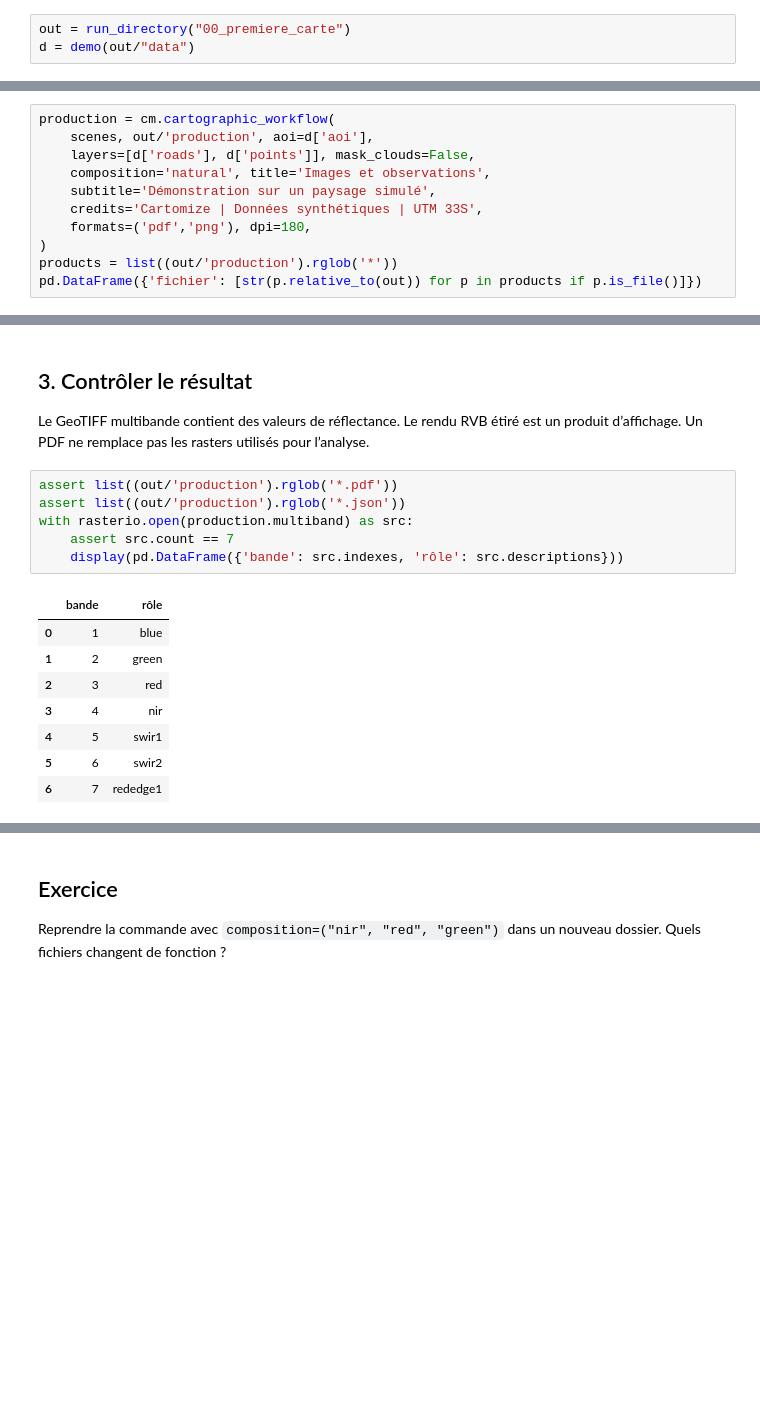
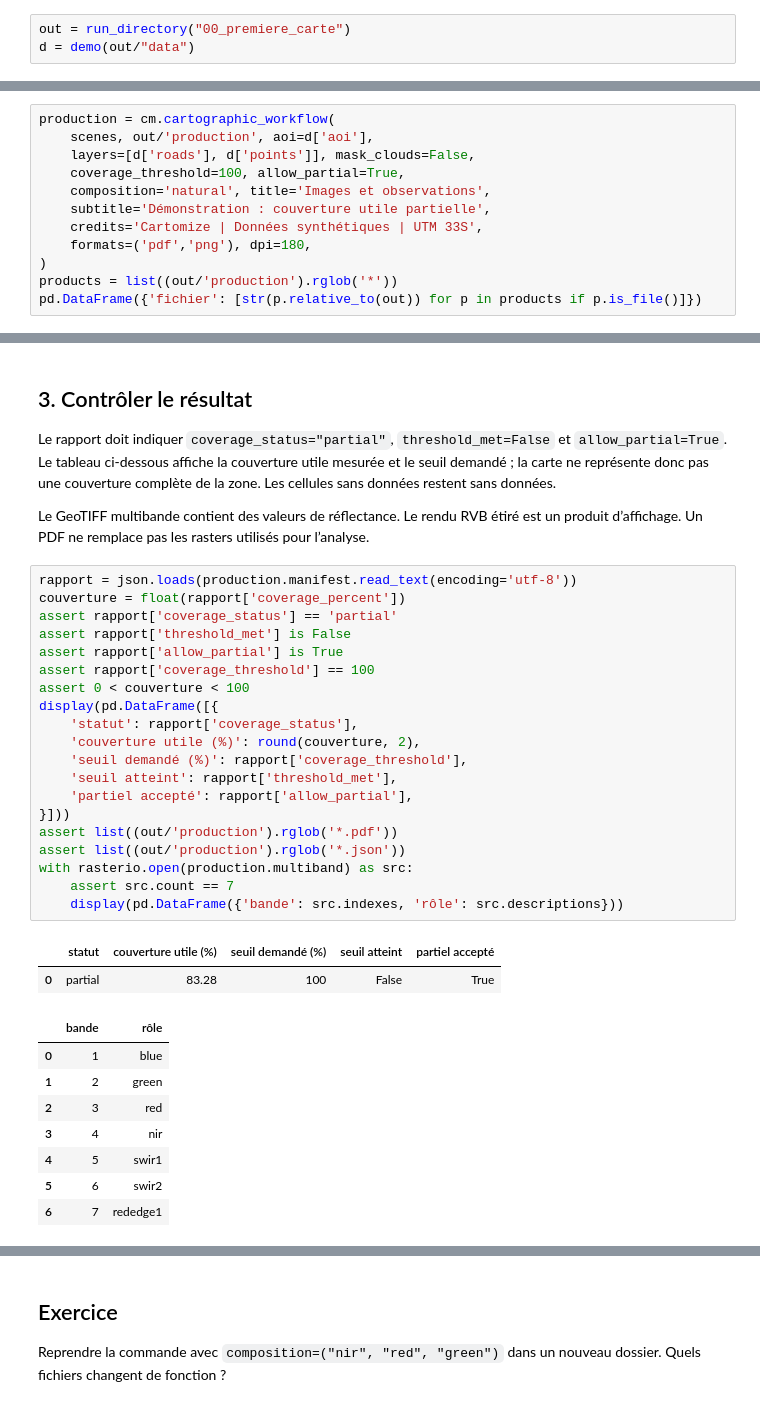
Before and after one commit to cedrick14/cartomize-python, a Jupyter notebook: tutorials/notebooks/00_premiere_carte.ipynb, the cells around one changed output, grey strips where cells are left out. Saved outputs shown, nothing was run; the diff lists cells and outputs as text; blank space fills up the shorter version.

```diff
--- a/tutorials/notebooks/00_premiere_carte.ipynb
+++ b/tutorials/notebooks/00_premiere_carte.ipynb
@@ -56,8 +60,9 @@ Out[3]:
 production = cm.cartographic_workflow(
     scenes, out/'production', aoi=d['aoi'],
     layers=[d['roads'], d['points']], mask_clouds=False,
+    coverage_threshold=100, allow_partial=True,
     composition='natural', title='Images et observations',
-    subtitle='Démonstration sur un paysage simulé',
+    subtitle='Démonstration : couverture utile partielle',
     credits='Cartomize | Données synthétiques | UTM 33S',
     formats=('pdf','png'), dpi=180,
 )
@@ -80,22 +91,40 @@ display(Image(filename=str(preview)))
 # %% [markdown]
 ## 3. Contrôler le résultat
 
+Le rapport doit indiquer `coverage_status="partial"`, `threshold_met=False` et `allow_partial=True`. Le tableau ci-dessous affiche la couverture utile mesurée et le seuil demandé ; la carte ne représente donc pas une couverture complète de la zone. Les cellules sans données restent sans données.
+
 Le GeoTIFF multibande contient des valeurs de réflectance. Le rendu RVB étiré est un produit d’affichage. Un PDF ne remplace pas les rasters utilisés pour l’analyse.
 # %%
+rapport = json.loads(production.manifest.read_text(encoding='utf-8'))
+couverture = float(rapport['coverage_percent'])
+assert rapport['coverage_status'] == 'partial'
+assert rapport['threshold_met'] is False
+assert rapport['allow_partial'] is True
+assert rapport['coverage_threshold'] == 100
+assert 0 < couverture < 100
+display(pd.DataFrame([{
+    'statut': rapport['coverage_status'],
+    'couverture utile (%)': round(couverture, 2),
+    'seuil demandé (%)': rapport['coverage_threshold'],
+    'seuil atteint': rapport['threshold_met'],
+    'partiel accepté': rapport['allow_partial'],
+}]))
 assert list((out/'production').rglob('*.pdf'))
 assert list((out/'production').rglob('*.json'))
 with rasterio.open(production.multiband) as src:
     assert src.count == 7
     display(pd.DataFrame({'bande': src.indexes, 'rôle': src.descriptions}))
 # %% [output]
-|  | bande | rôle |
-| 0 | 1 | blue |
-| 1 | 2 | green |
-| 2 | 3 | red |
-| 3 | 4 | nir |
-| 4 | 5 | swir1 |
-| 5 | 6 | swir2 |
-| 6 | 7 | rededge1 |
+|  | statut | couverture utile (%) | seuil demandé (%) | seuil atteint | partiel accepté |
+| 0 | partial | 83.28 | 100 | False | True |
+|  | bande | rôle |
+| 0 | 1 | blue |
+| 1 | 2 | green |
+| 2 | 3 | red |
+| 3 | 4 | nir |
+| 4 | 5 | swir1 |
+| 5 | 6 | swir2 |
+| 6 | 7 | rededge1 |
 # %% [markdown]
 ## Résultats de référence
 
```
Also changed, not shown: parts of 7 cells of this notebook, 6 other files.
